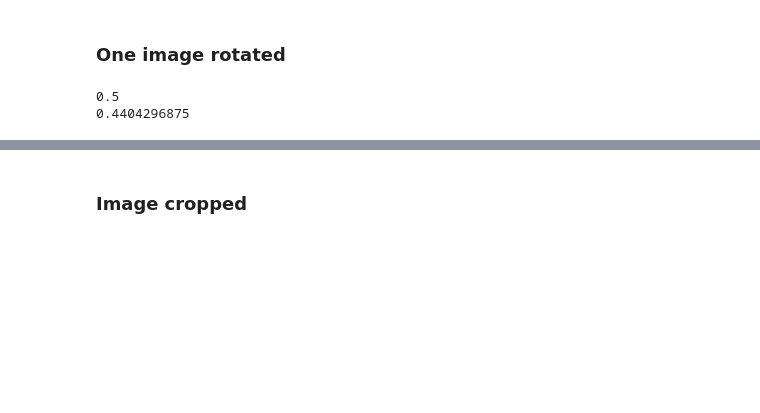
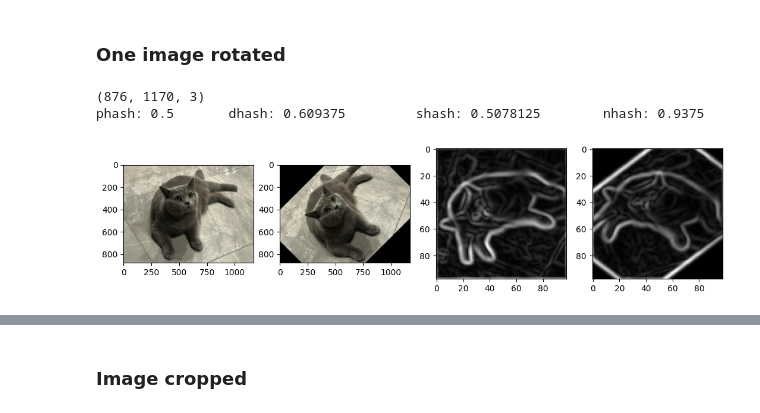
Before and after one commit to Bronomor/HashMaster, a Jupyter notebook: 5.Benchmarks/1.ComparePerpetualHashes.ipynb, the cells around one changed output, grey strips where cells are left out. Saved outputs shown, nothing was run; the diff lists cells and outputs as text; code cells hidden in the pictures; blank space fills up the shorter version.

```diff
--- a/5.Benchmarks/1.ComparePerpetualHashes.ipynb
+++ b/5.Benchmarks/1.ComparePerpetualHashes.ipynb
@@ -205,17 +274,38 @@ pathA = "1.Data/cat1.jpg"
 pathB = "1.Data/cat1Rotate.jpg"
 image2.save("1.Data/cat1Rotate.jpg")
 # %%
-hashA = phash(pathA)
-hashB = phash(pathB)
-distance1 = distance(hashA, hashB)
+pImage0 = Image.open(pathA, 'r')
+pImage1 = Image.open(pathB, 'r')
 
-hashC, gradC = shash(pathA, 32)
-hashD, gradD = shash(pathB, 32)
-distance2 = distance(hashC, hashD, 32)
+npImage0 = np.array(pImage0)
+npImage1 = np.array(pImage1)
 
-print(distance1)
-print(distance2)
+print(npImage0.shape)
+
+tImage0 = torch.Tensor(np.resize(npImage0, (32,32,3)).reshape(1,3,32,32)).to(device)
+tImage1 = torch.Tensor(np.resize(npImage1, (32,32,3)).reshape(1,3,32,32)).to(device)
+
+fig, axes = plt.subplots(1, 4, figsize=(13,3))
+ax = axes[0]
+ax.imshow(pImage0)
+
+ax = axes[1]
+ax.imshow(pImage1)
+
+val, grad1, grad2, = sHash2(pathA, pathB, 16)
+valNN, label1, label2, = nHash2(tImage0, tImage1)
+
+ax = axes[2]
+ax.imshow(grad1, cmap="gray")
+
+ax = axes[3]
+ax.imshow(grad2, cmap="gray")
+
+print("phash: " + str(pHash2(im0, im1)) + "\t dhash: " + str(dHash2(im0, im1)) \
+           + "\t shash: " + str(val) + "\t nhash: " + str(valNN) )
+plt.show()
 # %% [output]
-0.5
-0.4404296875
+(876, 1170, 3)
+phash: 0.5       dhash: 0.609375         shash: 0.5078125        nhash: 0.9375
+[figure, added]
 # %%
```
Also changed, not shown: parts of 36 cells of this notebook, 6 other files.
